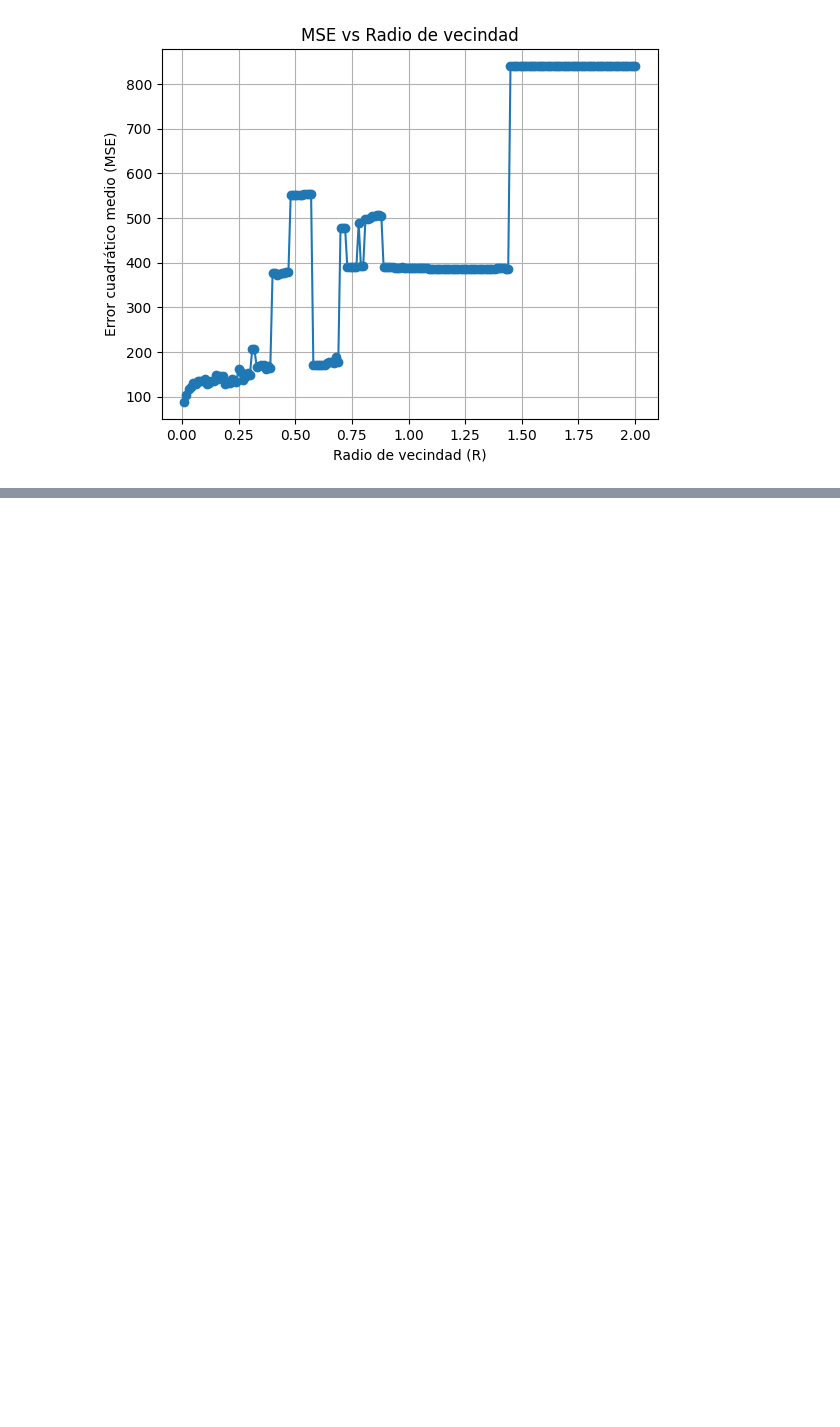
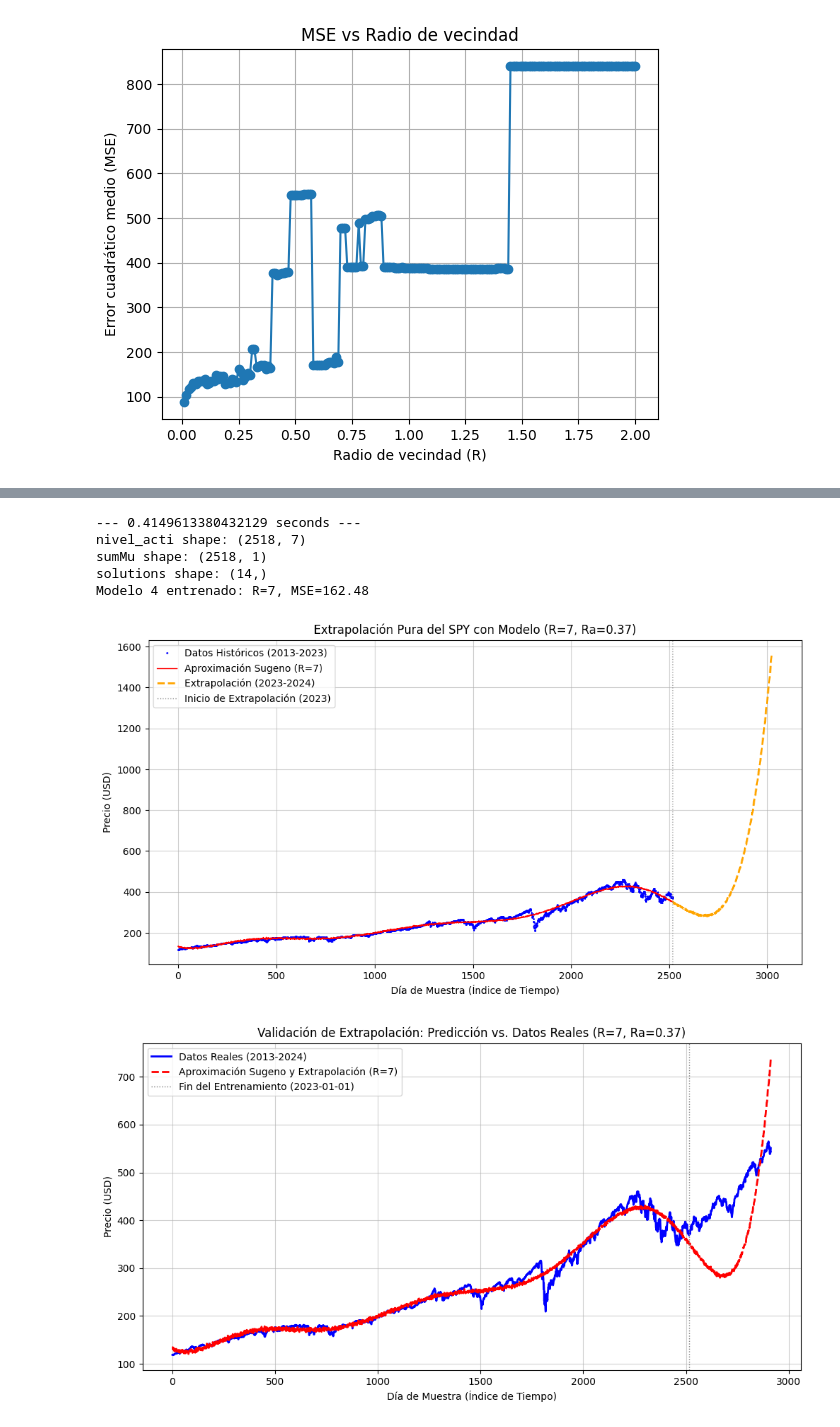
Before and after one commit to NavarroPablo96/Repo-Actividad-Sugeno-Mamdani, a Jupyter notebook: Actividad 1b -Sugeno SPY.ipynb, the cells around one changed output, grey strips where cells are left out. Cells and saved outputs as stored; diff of their text form; code cells hidden in the pictures; blank space fills up the shorter version.

```diff
--- a/Actividad 1b -Sugeno SPY.ipynb
+++ b/Actividad 1b -Sugeno SPY.ipynb
@@ -421,0 +537,10 @@ Número de reglas (R) obtenidas: 7
+# %%
+comparar_extrapolacion_sugeno(df_sub, df_full_validated, radii_inicial=0.37)
+# %% [output]
+--- 0.4149613380432129 seconds ---
+nivel_acti shape: (2518, 7)
+sumMu shape: (2518, 1)
+solutions shape: (14,)
+Modelo 4 entrenado: R=7, MSE=162.48
+[figure, added]
+[figure, added]
```
Also changed, not shown: parts of 12 cells of this notebook, 1 other file.
